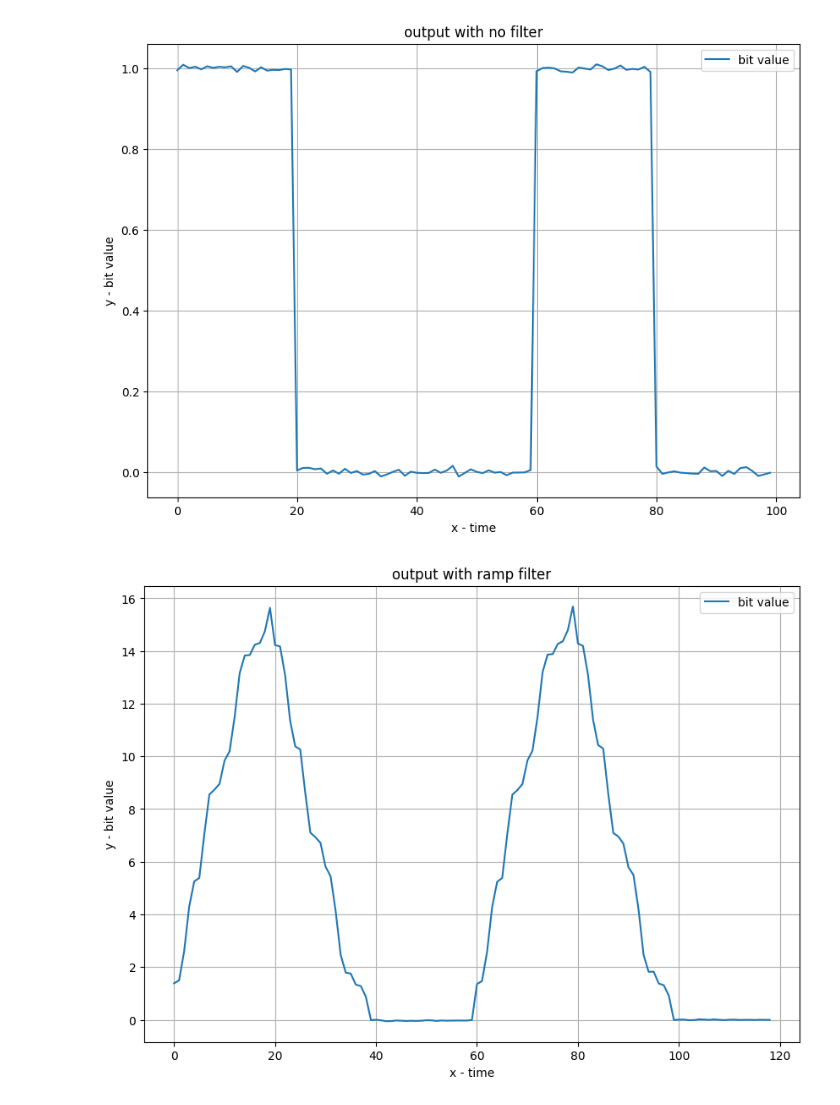
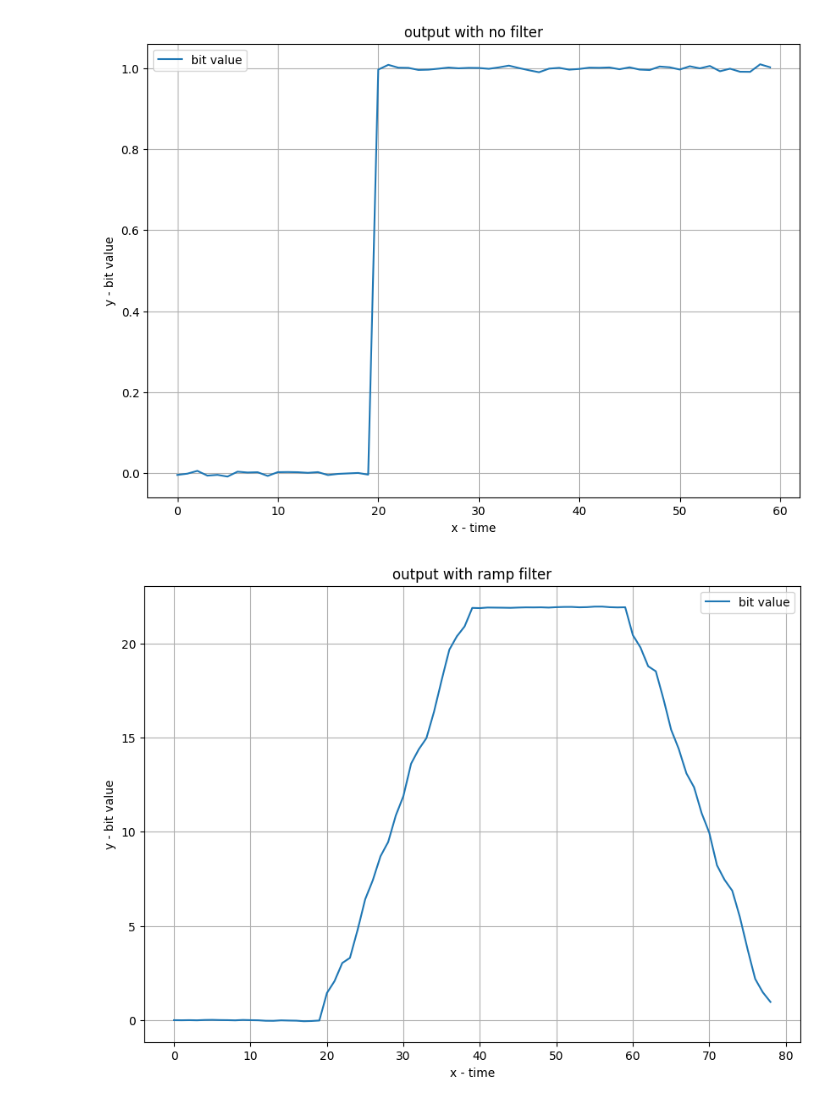
Before and after one commit to zeinabmoawad/Digital-Communication-Labs, a Jupyter notebook: Assigment2/main.ipynb, the cells around one changed output. Drawn from its saved outputs; the diff is of its cells as text; code cells hidden in the pictures.

```diff
--- a/Assigment2/main.ipynb
+++ b/Assigment2/main.ipynb
@@ -4,11 +3,13 @@ import math
 import numpy as np
 import matplotlib.pyplot as plt
 # %%
-n=5
+%run ./utils.ipynb
+n=3
 step=0.05
 num_of_samples_per_bit_1=math.ceil(1/step)
 # %%
 # Step(1) Generate Binary Source
 # 0s and 1s with equal Probabilities 0.5
-nums = np.random.choice([0, 1], size=n, p=[.5,.5])
-print(nums)
+# nums = np.random.choice([0, 1], size=n, p=[.5,.5])
+# print(nums)
+nums=np.array([0, 1, 1])
@@ -111,11 +35,8 @@ def calc_theoretical_BER(erfc_parameter):
 # %%
-
-# receive with matched filter
-received_filter_matched_1 = np.ones(num_of_samples_per_bit_1)
 E = 1
 for E_div_N0_db in range(-10, 21):
     E_div_N0 = 10 ** (E_div_N0_db/10)
-    transmitted_samples, received_samples = add_noise(nums, E/(2*E_div_N0))
+    transmitted_samples, received_samples = add_noise(nums, E/(2*E_div_N0),n,step)
     filtered_samples, filtered_bits = calc_c(received_samples, received_filter_matched_1,n,num_of_samples_per_bit_1)
 #ploting
 plt.figure(figsize=(10,7))
@@ -133,11 +54,8 @@ plt.show()
 # %%
-
-# receive with no filter
-received_filter_matched_2 = None
 E = 1
 for E_div_N0_db in range(-10, 21):
     E_div_N0 = 10 ** (E_div_N0_db/10)
-    transmitted_samples, received_samples = add_noise(nums, E/(2*E_div_N0))
+    transmitted_samples, received_samples = add_noise(nums, E/(2*E_div_N0),n,step)
     filtered_samples, filtered_bits = calc_c(received_samples, received_filter_matched_2,n,num_of_samples_per_bit_1)
 
 #ploting
@@ -152,26 +70,23 @@ plt.legend()
 plt.grid()
 plt.show()
 # %% [output]
-[figure, old version]
+[figure, new version]
 # %%
-
-# receive with ramp filter
-received_filter_ramp_3 = np.random.uniform(low=0, high=3**0.5, size=num_of_samples_per_bit_1)
 E = 1
 for E_div_N0_db in range(-10, 21):
     E_div_N0 = 10 ** (E_div_N0_db/10)
-    transmitted_samples, received_samples = add_noise(nums, E/(2*E_div_N0))
+    transmitted_samples, received_samples = add_noise(nums, E/(2*E_div_N0),n,step)
     filtered_samples, filtered_bits = calc_c(received_samples, received_filter_ramp_3,n,num_of_samples_per_bit_1)
 #ploting
 plt.figure(figsize=(10,7))
 plt.plot(range(0, filtered_samples.flatten().shape[0]), filtered_samples.flatten(), label = "bit value")
 
 plt.xlabel('x - time')
 plt.ylabel('y - bit value')
 plt.title('output with ramp filter')
 
 plt.legend()
 plt.grid()
 plt.show()
 # %% [output]
-[figure, old version]
+[figure, new version]
```
Also changed, not shown: parts of 9 cells of this notebook, 2 other files.
